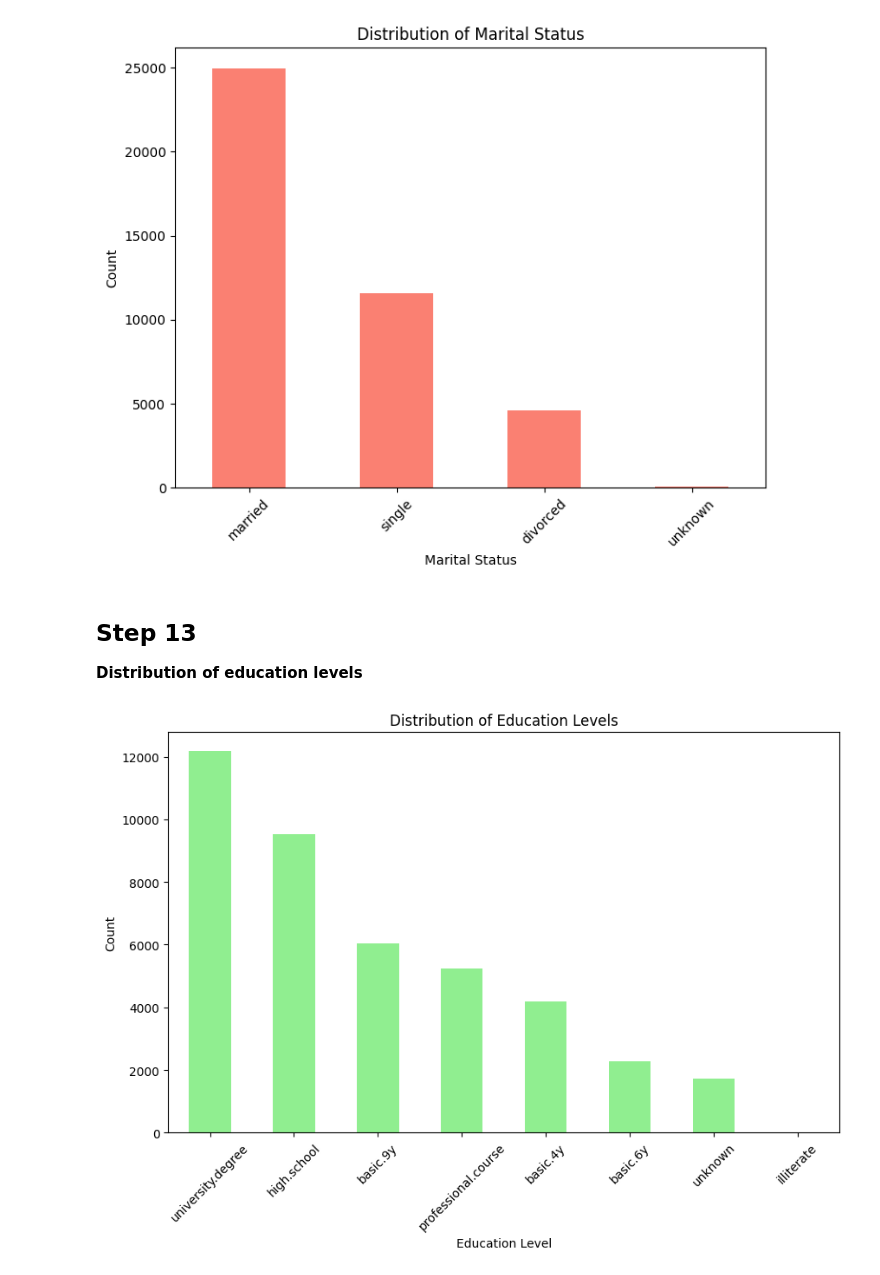
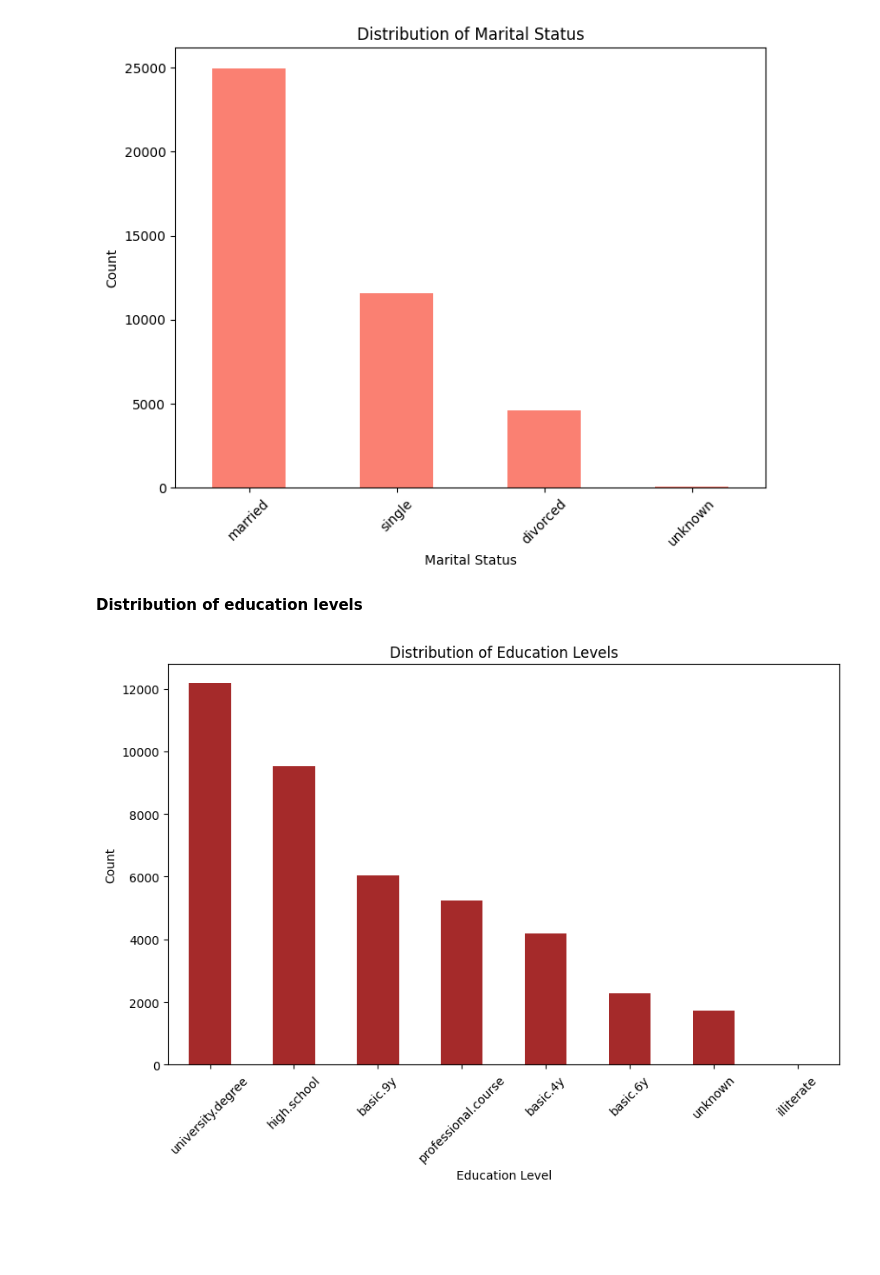
Before and after one commit to thanzawtoe888/Association-Rule, a Jupyter notebook: asso_rule.ipynb, the cells around one changed output. Saved outputs shown, nothing was run; the diff lists cells and outputs as text; code cells hidden in the pictures; blank space fills up the shorter version.

```diff
--- a/asso_rule.ipynb
+++ b/asso_rule.ipynb
@@ -196,17 +265,16 @@ plt.show()
 # %% [output]
 [figure]
 # %% [markdown]
-## Step 13
 <p><b>
 Distribution of education levels
 </b></p>
 # %%
 plt.figure(figsize=(10, 6))
-data['education'].value_counts().plot(kind='bar', color='lightgreen')
+data['education'].value_counts().plot(kind='bar', color='brown')
 plt.title('Distribution of Education Levels')
 plt.xlabel('Education Level')
 plt.ylabel('Count')
 plt.xticks(rotation=45)
 plt.show()
 # %% [output]
-[figure, old version]
+[figure, new version]
```
Also changed, not shown: parts of 14 cells of this notebook.
